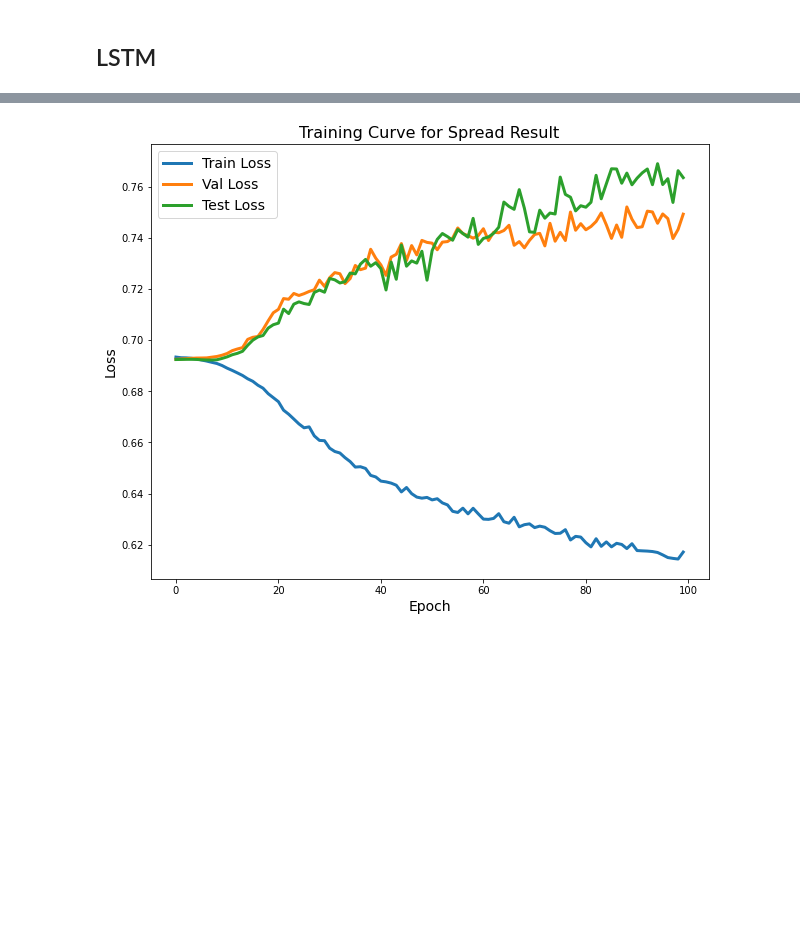
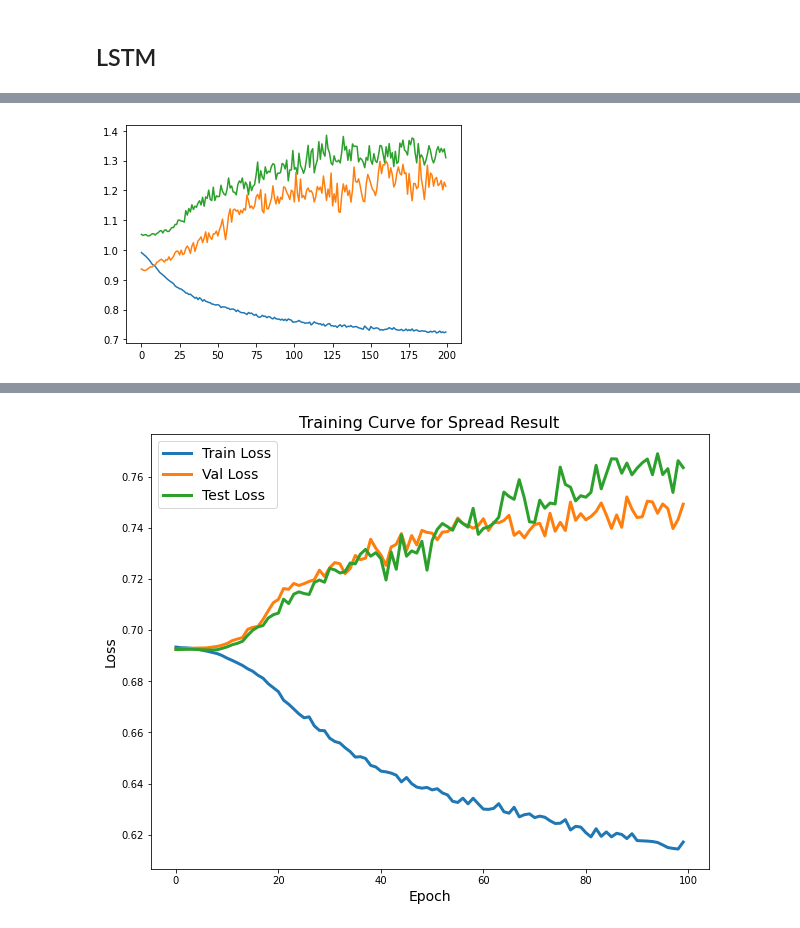
Before and after one commit to CoopLo/nfl_betting, a Jupyter notebook: NFL_betting_strategy.ipynb, the cells around one changed output, grey strips where cells are left out. Cells and saved outputs as stored; diff of their text form; code cells hidden in the pictures; blank space fills up the shorter version.

```diff
--- a/NFL_betting_strategy.ipynb
+++ b/NFL_betting_strategy.ipynb
@@ -392,7 +393,7 @@ def get_lstm_data(target):
     if('SPREAD' in target):
         df = df.dropna(subset=[target])
         df = df[df['SPREAD_RESULT'] != 2]
-        outcome = None if(task == 'classification') else ['SPREAD', 'SPREAD_ESULT']
+        outcome = None if(task == 'classification') else ['SPREAD', 'SPREAD_RESULT']
 
     return df, target.upper(), outcome, task
 # %%
@@ -529,11 +530,11 @@ def train_lstm(data, model, loss_func, optimizer, task):
     model.train()
 
     for d in data:
-        output = model(d.X)#.cuda())
+        output = model(d.X.cuda())
         if(task=='classification'):
-            loss = loss_func(output, d.y)#.cuda())
+            loss = loss_func(output, d.y.cuda())
         if(task=='regression'):
-            loss = loss_func(output, d.y[:,np.newaxis])#.cuda())
+            loss = loss_func(output, d.y[:,np.newaxis].cuda())
 
         optimizer.zero_grad()
         loss.backward()
@@ -552,12 +553,12 @@ def test_lstm(data, model, loss_func, task):
     model.eval()
     with torch.no_grad():
         for d in data:
-            output = model(d.X)#.cuda())
+            output = model(d.X.cuda())
             if(task == 'classification'):
-                total_loss += loss_func(output,d.y).item()#.cuda()).item()
+                total_loss += loss_func(output,d.y.cuda()).item()
             else:
-                total_loss += loss_func(output,d.y[:,np.newaxis]).item()
-                #total_loss += loss_func(output,d.y.cuda()[:,np.newaxis]).item()
+                #total_loss += loss_func(output,d.y[:,np.newaxis]).item()
+                total_loss += loss_func(output,d.y.cuda()[:,np.newaxis]).item()
 
     mean_loss = total_loss/n_batches
 
@@ -569,8 +570,8 @@ def predict_lstm(data, model):
     model.eval()
     with torch.no_grad():
         for d in data:
-            y_fit = model(d.X).detach()
-            #y_fit = model(d.X.cuda()).detach()
+            #y_fit = model(d.X).detach()
+            y_fit = model(d.X.cuda()).detach()
             output = torch.cat((output,y_fit), 0)
     return output
 # %%
@@ -730,3 +734,64 @@ def regression_betting_result_lstm(model, test_loader, df, threshold=0.6):
     print("GOOD BETS: {}\tBAD BETS: {}".format(good_bet, bad_bet))
     print("MONEY MADE: {0:.2f} BETTING ON {1:.2f}% OF GAMES".format(money, 100*(bad_bet+good_bet)/total_games))
     return money, (bad_bet+good_bet)/total_games
+# %%
+# Get data
+target = 'spread' # One of: spread, spread_result, ou_line, ou_result
+df, target, outcome, task = get_lstm_data(target)
+benchmark_data = get_columns(df, target)
+
+df_train, df_val, df_test = split_lstm_data(df, target, task, outcome=outcome)
+#print(df_train.columns)
+#raise
+df_train = df_train.dropna()
+print(df_train.columns)
+
+train_loader, val_loader, test_loader = get_lstm_data_loaders(
+                                            df,
+                                            df_train,
+                                            df_val,
+                                            df_test,
+                                            target,
+                                            task,
+                                            batch_size=1,
+                                            outcome=outcome)
+
+# hyperparameters
+lr = 1e-3
+epoch = 200
+input_size = len(df_train.columns)-1
+hidden_size = 16
+num_layers = 3
+dropout = 0.2
+
+model = SeasonRegressionLSTM(
+                       input_size=input_size,
+                       output_size=1 if(task == 'regression') else 2,
+                       hidden_size=hidden_size,
+                       num_layers= num_layers,
+                       dropout= dropout
+                      ).cuda()
+loss_func = nn.CrossEntropyLoss() if(task == 'classification') else nn.MSELoss()
+optimizer = torch.optim.Adam(model.parameters(), lr=lr, weight_decay=1e-4)
+
+# Run lstm
+trainloss = []
+testloss = []
+valloss = []
+print(len(train_loader), len(val_loader), len(test_loader))
+for i in tqdm(range(epoch)):
+    train_loss, model = train_lstm(train_loader, model, loss_func, optimizer=optimizer, task=task)
+    trainloss.append(train_loss)
+
+    val_loss = test_lstm(val_loader, model, loss_func, task=task)
+    valloss.append(val_loss)
+
+    test_loss  = test_lstm(test_loader, model, loss_func, task=task)
+    testloss.append(test_loss)
+
+fig, ax = plt.subplots()
+ax.plot(trainloss)
+ax.plot(valloss)
+ax.plot(testloss)
+plt.show()
+# %% [output]
@@ -732,0 +815 @@ def regression_betting_result_lstm(model, test_loader, df, threshold=0.6):
+[figure, added]
```
Also changed, not shown: parts of 13 cells of this notebook, 1 other file.
